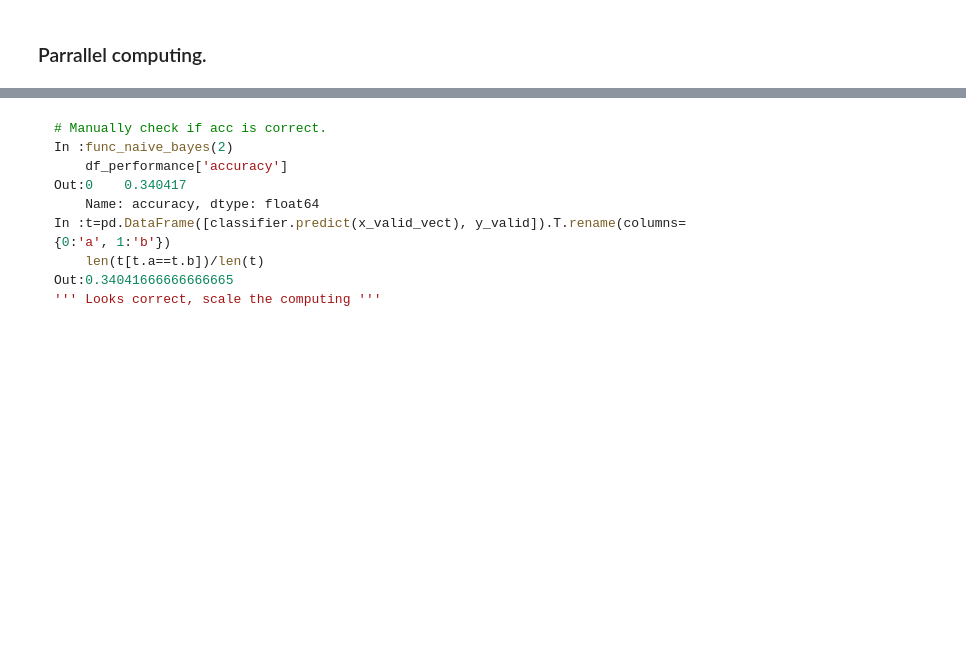
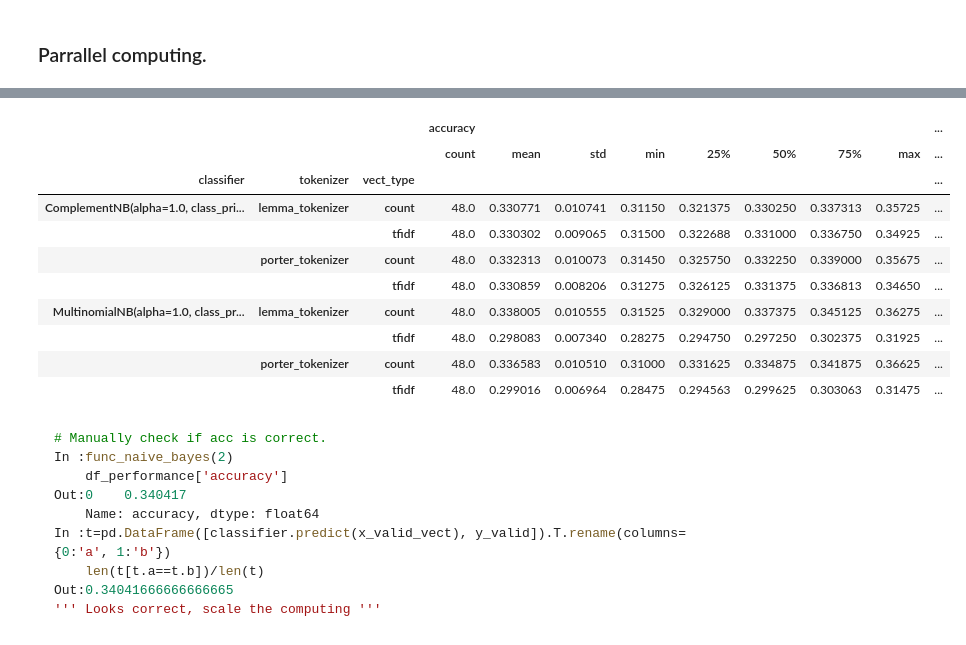
Before and after one commit to ma-ji/npo_classifier, a Jupyter notebook: script/classification_algorithms/NB_RF_broad_cat.ipynb, the cells around one changed output, grey strips where cells are left out. Saved outputs shown, nothing was run; the diff lists cells and outputs as text; code cells hidden in the pictures; blank space fills up the shorter version.

Commit message:
revise NB_RF_major_group

````diff
--- a/script/classification_algorithms/NB_RF_broad_cat.ipynb
+++ b/script/classification_algorithms/NB_RF_broad_cat.ipynb
@@ -78,10 +84,21 @@ Name: EIN, dtype: int64
+# %%
+dview.execute('from sklearn import model_selection, preprocessing, naive_bayes, metrics')
+dview.execute('from sklearn.feature_extraction.text import TfidfVectorizer, CountVectorizer')
+dview.execute('from sklearn import decomposition, ensemble')
+dview.execute('from nltk.stem import PorterStemmer')
+dview.execute('from nltk import word_tokenize')
+dview.execute('from nltk.stem import WordNetLemmatizer')
+dview.execute('from nltk.corpus import wordnet')
+dview.execute('import pandas as pd')
+dview.execute('import nltk')
+dview.execute('from sklearn.model_selection import train_test_split')
+dview['df_train']=df_train
+dview['df_performance']=pd.DataFrame(columns=['trial', 'classifier', 'tokenizer', 'vect_type', 'average_mtd',
+                                              'accuracy', 'precision', 'recall', 'f1'])
 # %%
-df_performance=pd.DataFrame(columns=['trial', 'classifier', 'tokenizer', 'vect_type', 'average_mtd',
-                                     'accuracy', 'precision', 'recall', 'f1'])
-
-def func_naive_bayes(trial, global_vars):
-    df_train, df_performance, classifier, tokenizer, vect_type, average_mtd = global_vars
-
+@dview.parallel(block=True)
+def func_naive_bayes(trial):
+    global df_train, df_performance, classifier, tokenizer, vect_type, average_mtd
     ##########################################################
     ################ Prepare dataframe for ML ################
     #### Sample ####
@@ -185,5 +200,8 @@ for classifier in [naive_bayes.MultinomialNB(), naive_bayes.ComplementNB()]:
     for tokenizer in ['lemma', 'porter']:
         for vect_type in ['count', 'tfidf']:
             for average_mtd in ['macro', 'weighted']:
-                global_var_list=[df_train, df_performance, classifier, tokenizer, vect_type, average_mtd]
-                p.map(func_naive_bayes, [(trail, global_var_list) for trail in range(48)])
+                dview['classifier']=classifier
+                dview['tokenizer']=tokenizer
+                dview['vect_type']=vect_type
+                dview['average_mtd']=average_mtd
+                t=func_naive_bayes.map(range(30))
@@ -192,0 +208,3 @@ for classifier in [naive_bayes.MultinomialNB(), naive_bayes.ComplementNB()]:
+# %%
+df_performance=pd.concat(dview.gather('df_performance'), ignore_index=True)
+df_performance.sample(10)
@@ -193,3 +223,17 @@ for classifier in [naive_bayes.MultinomialNB(), naive_bayes.ComplementNB()]:
+# %%
+df_performance[df_performance.average_mtd=='macro'].groupby(['classifier', 'tokenizer', 'vect_type']).describe()[['accuracy','f1']]
+# %% [output]
+|  |  |  | accuracy |  |  |  |  |  |  |  | ... |
+|  |  |  | count | mean | std | min | 25% | 50% | 75% | max | ... |
+| classifier | tokenizer | vect_type |  |  |  |  |  |  |  |  | ... |
+| ComplementNB(alpha=1.0, class_pri... | lemma_tokenizer | count | 48.0 | 0.330771 | 0.010741 | 0.31150 | 0.321375 | 0.330250 | 0.337313 | 0.35725 | ... |
+|  |  | tfidf | 48.0 | 0.330302 | 0.009065 | 0.31500 | 0.322688 | 0.331000 | 0.336750 | 0.34925 | ... |
+|  | porter_tokenizer | count | 48.0 | 0.332313 | 0.010073 | 0.31450 | 0.325750 | 0.332250 | 0.339000 | 0.35675 | ... |
+|  |  | tfidf | 48.0 | 0.330859 | 0.008206 | 0.31275 | 0.326125 | 0.331375 | 0.336813 | 0.34650 | ... |
+| MultinomialNB(alpha=1.0, class_pr... | lemma_tokenizer | count | 48.0 | 0.338005 | 0.010555 | 0.31525 | 0.329000 | 0.337375 | 0.345125 | 0.36275 | ... |
+|  |  | tfidf | 48.0 | 0.298083 | 0.007340 | 0.28275 | 0.294750 | 0.297250 | 0.302375 | 0.31925 | ... |
+|  | porter_tokenizer | count | 48.0 | 0.336583 | 0.010510 | 0.31000 | 0.331625 | 0.334875 | 0.341875 | 0.36625 | ... |
+|  |  | tfidf | 48.0 | 0.299016 | 0.006964 | 0.28475 | 0.294563 | 0.299625 | 0.303063 | 0.31475 | ... |
 # %% [markdown]
 ```Python
 # Manually check if acc is correct.
````
Also changed, not shown: parts of 7 cells of this notebook, 1 other file.
